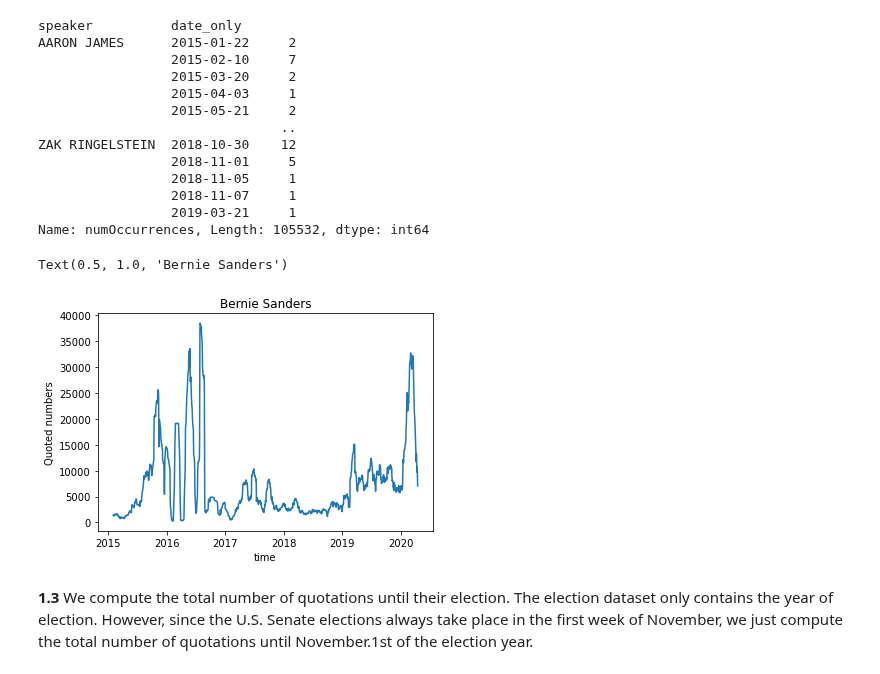
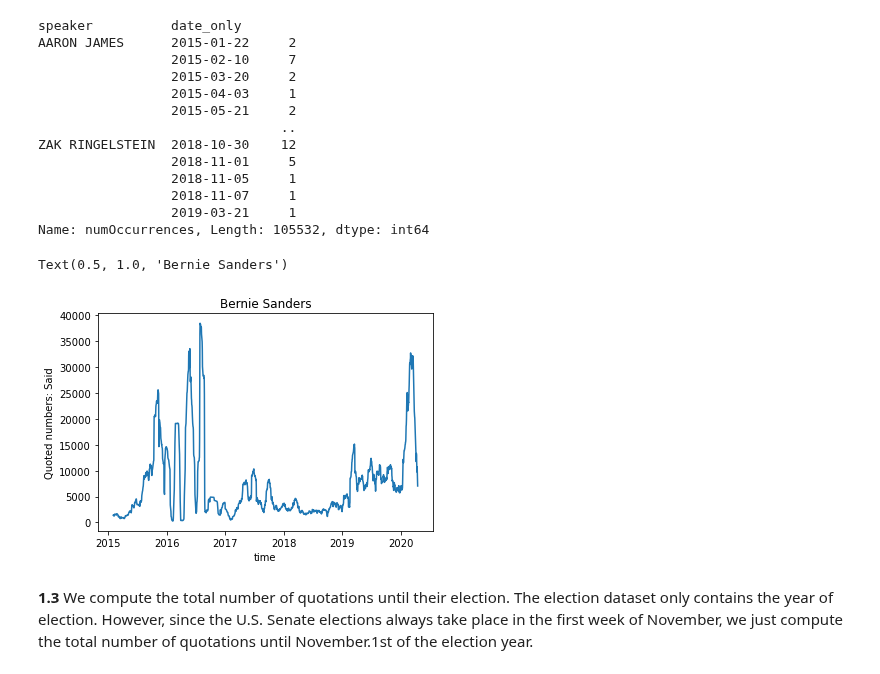
Before and after one commit to epfl-ada/ada-2021-project-chilldatagroup, a Jupyter notebook: Milestone2.ipynb, the cells around one changed output. Drawn from its saved outputs; the diff is of its cells as text; code cells hidden in the pictures.

```diff
--- a/Milestone2.ipynb
+++ b/Milestone2.ipynb
@@ -158,12 +158,12 @@ Name: numOccurrences, Length: 105532, dtype: int64
 # %%
 # For example, we can visualize the quotation changes of Bernie Sanders
 candidate_quotes_byday['BERNIE SANDERS'].rolling(window=30).sum().plot() # one months average
 plt.xlabel('time')
-plt.ylabel('Quoted numbers')
+plt.ylabel('Quoted numbers: Said')
 plt.title('Bernie Sanders')
 # %% [output]
 Text(0.5, 1.0, 'Bernie Sanders')
-[figure, old version]
+[figure, new version]
 # %% [markdown]
 **1.3** We compute the total number of quotations until their election. The election dataset only contains the year of election. However, since the U.S. Senate elections always take place in the first week of November, we just compute the total number of quotations until November.1st of the election year.
 # %%
```
Also changed, not shown: parts of 15 cells of this notebook.
